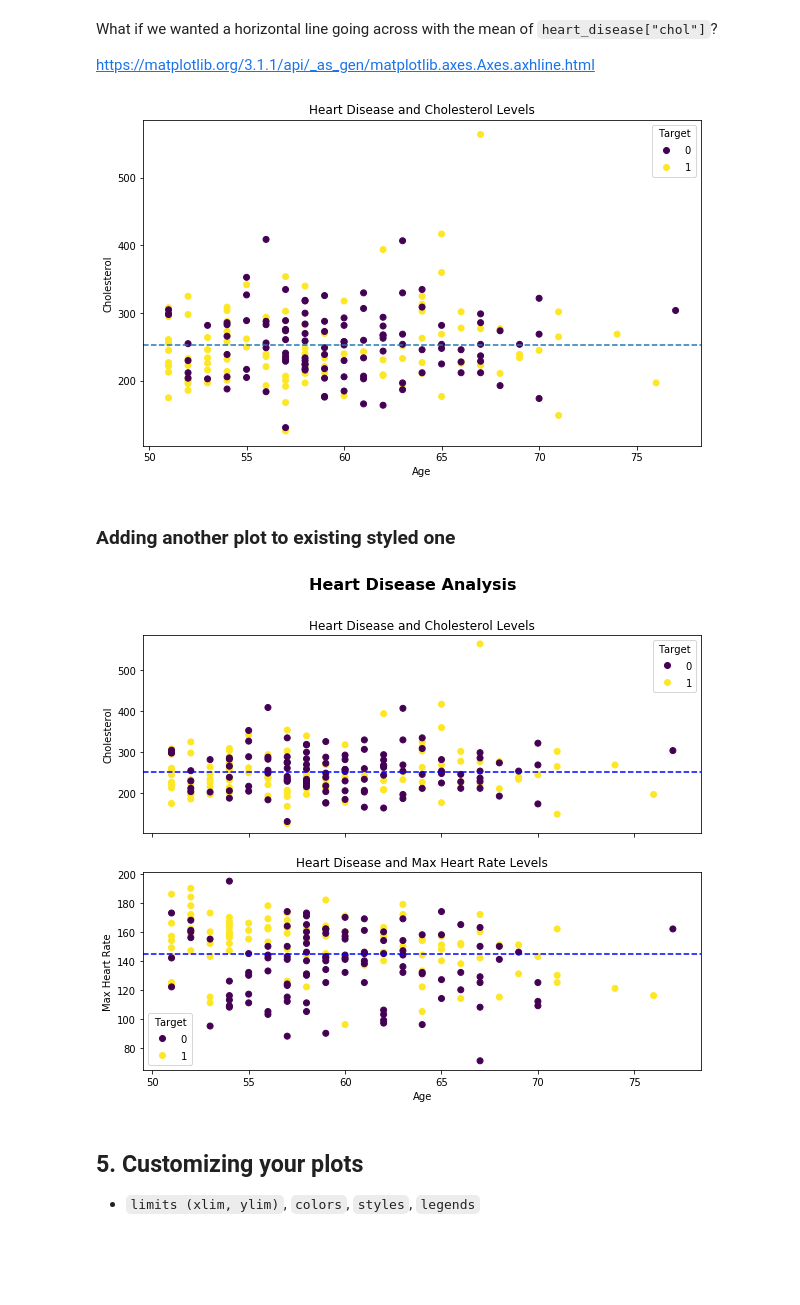
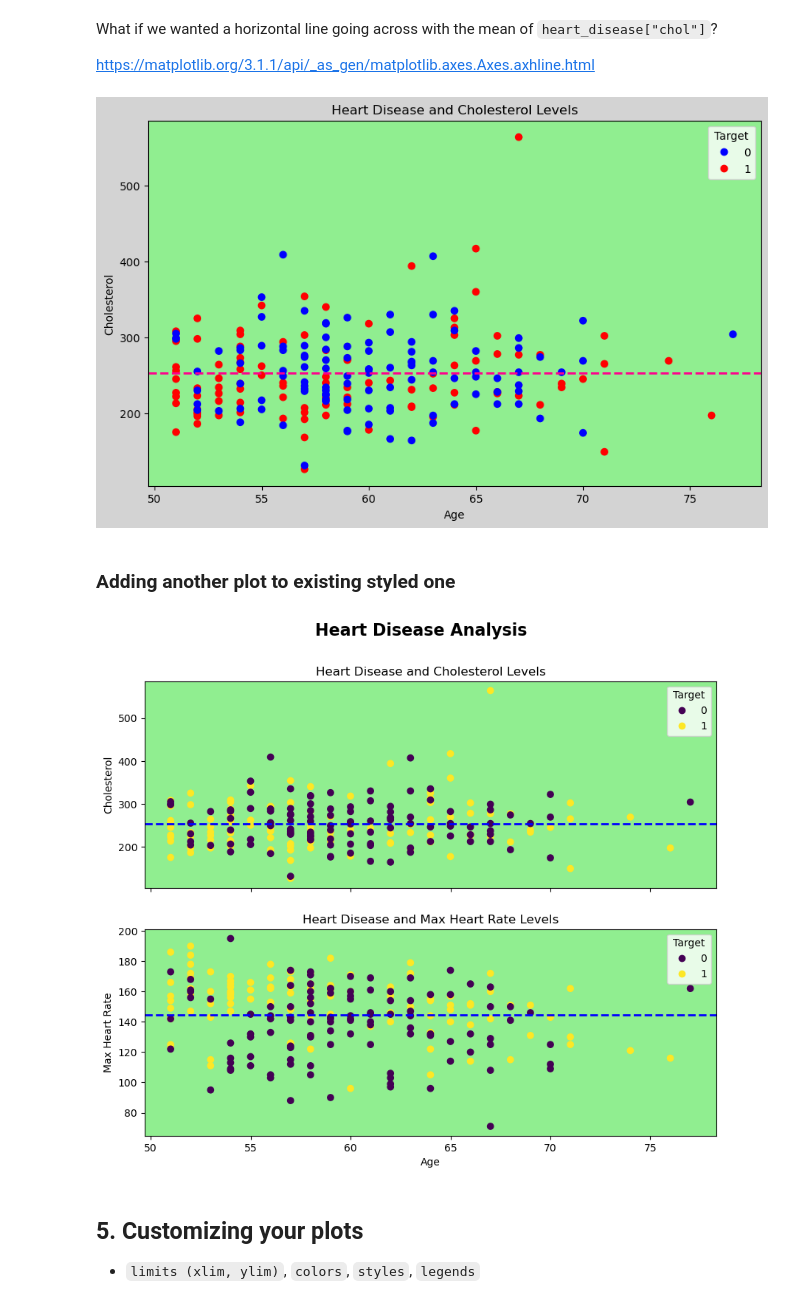
Before and after one commit to hamidov9jat/Matplotlib-Exercises, a Jupyter notebook: notebooks/my-experiments.ipynb, the cells around one changed output. Saved outputs shown, nothing was run; the diff lists cells and outputs as text; code cells hidden in the pictures; blank space fills up the shorter version.

```diff
--- a/notebooks/my-experiments.ipynb
+++ b/notebooks/my-experiments.ipynb
@@ -794,25 +834,30 @@ https://matplotlib.org/3.1.1/api/_as_gen/matplotlib.axes.Axes.axhline.html
 # %%
 # Make a bit more of a complicated plot
 
 # Create the plot
 fig, ax = plt.subplots(figsize=(10, 6))
 
 # Plot the data
 scatter = ax.scatter(over_50["age"],
                      over_50["chol"],
-                     c=over_50["target"])
+                     c=over_50["target"], cmap='bwr')
 
 # Customize the plot
 ax.set(title="Heart Disease and Cholesterol Levels",
        xlabel="Age",
        ylabel="Cholesterol");
 ax.legend(*scatter.legend_elements(), title="Target")
+# ax.set_facecolor('lightgrey')
+ax.set_facecolor('lightgreen')
+fig.set_facecolor('lightgrey')
+
+
 
 # Add a meanline
-ax.axhline(over_50["chol"].mean(),
-           linestyle="--");
+ax.axhline(y=over_50["chol"].mean(),
+           linestyle="--", color='#ff008c', linewidth=2);
 # %% [output]
-[figure, old version]
+[figure, new version]
 # %% [markdown]
 ### Adding another plot to existing styled one
 # %%
@@ -830,12 +875,13 @@ scatter = ax0.scatter(over_50["age"],
 ax0.set(title="Heart Disease and Cholesterol Levels",
         ylabel="Cholesterol")
 ax0.legend(*scatter.legend_elements(), title="Target")
+ax0.set_facecolor('lightgreen')
 
 # Setup a mean line
 ax0.axhline(y=over_50["chol"].mean(),
             color='b',
             linestyle='--',
-            label="Average")
+            label="Average", linewidth=2)
 
 
 # Add data for ax1
@@ -848,17 +894,18 @@ ax1.set(title="Heart Disease and Max Heart Rate Levels",
         xlabel="Age",
         ylabel="Max Heart Rate")
 ax1.legend(*scatter.legend_elements(), title="Target")
+ax1.set_facecolor('lightgreen')
 
 # Setup a mean line
 ax1.axhline(y=over_50["thalach"].mean(),
             color='b',
             linestyle='--',
-            label="Average")
+            label="Average", linewidth=2)
 
 # Title the figure
 fig.suptitle('Heart Disease Analysis', fontsize=16, fontweight='bold');
 # %% [output]
-[figure, old version]
+[figure, new version]
 # %% [markdown]
 ## 5. Customizing your plots
 
```
Also changed, not shown: parts of 35 cells of this notebook, 1 other file.
